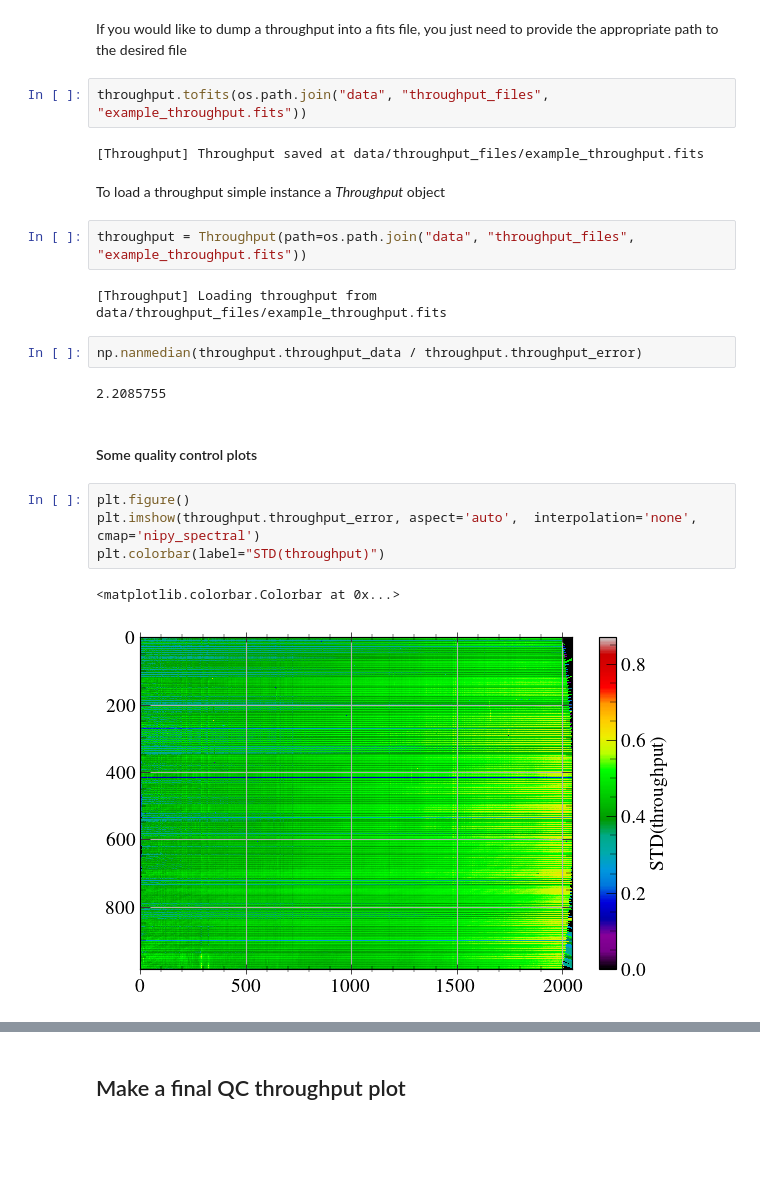
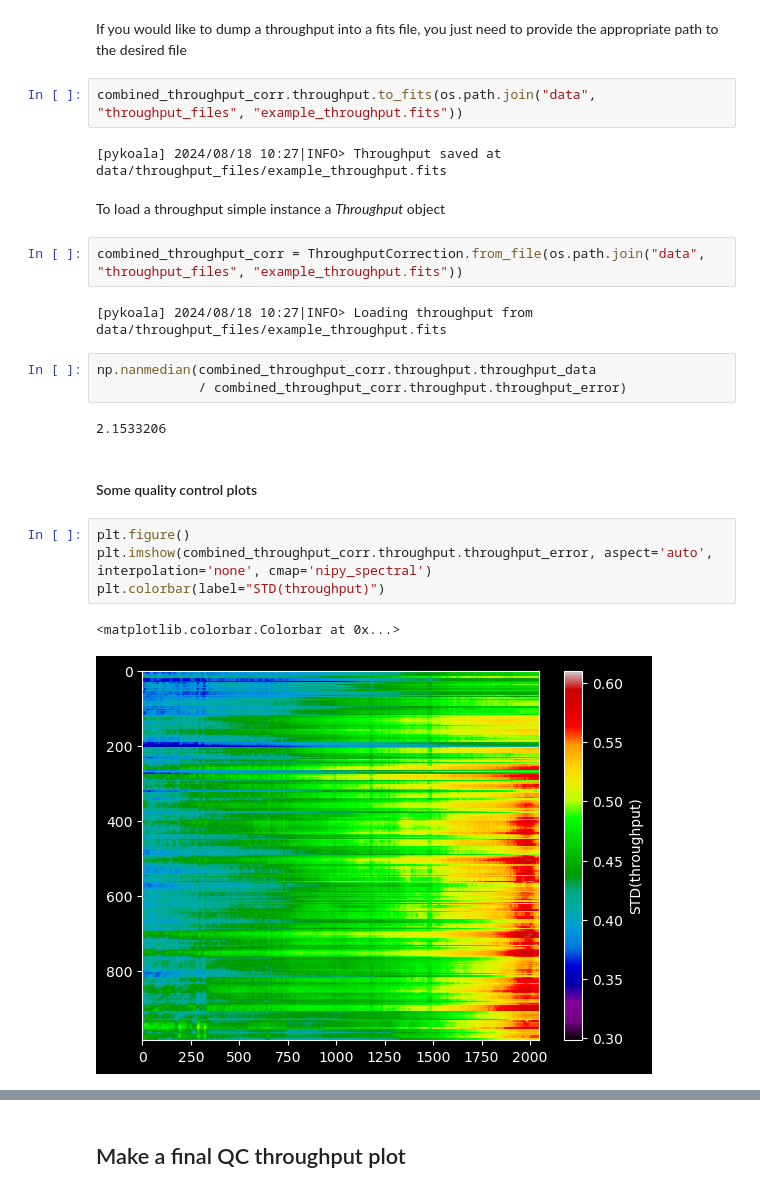
Before and after one commit to pykoala/pykoala, a Jupyter notebook: tutorials/create_combined_throughput.ipynb, the cells around one changed output, grey strips where cells are left out. Drawn from its saved outputs; the diff is of its cells as text; blank space fills up the shorter version.

Commit message:
update tutorials and data products

```diff
--- a/tutorials/create_combined_throughput.ipynb
+++ b/tutorials/create_combined_throughput.ipynb
@@ -84,25 +87,26 @@ Applying nearest neighbour interpolation to remove NaN values
 # %% [markdown]
 If you would like to dump a throughput into a fits file, you just need to provide the appropriate path to the desired file
 # %%
-throughput.tofits(os.path.join("data", "throughput_files", "example_throughput.fits"))
+combined_throughput_corr.throughput.to_fits(os.path.join("data", "throughput_files", "example_throughput.fits"))
 # %% [output]
-[Throughput] Throughput saved at data/throughput_files/example_throughput.fits
+[pykoala] 2024/08/18 10:27|INFO> Throughput saved at data/throughput_files/example_throughput.fits
 # %% [markdown]
 To load a throughput simple instance a *Throughput* object
 # %%
-throughput = Throughput(path=os.path.join("data", "throughput_files", "example_throughput.fits"))
+combined_throughput_corr = ThroughputCorrection.from_file(os.path.join("data", "throughput_files", "example_throughput.fits"))
 # %% [output]
-[Throughput] Loading throughput from data/throughput_files/example_throughput.fits
+[pykoala] 2024/08/18 10:27|INFO> Loading throughput from data/throughput_files/example_throughput.fits
 # %%
-np.nanmedian(throughput.throughput_data / throughput.throughput_error)
+np.nanmedian(combined_throughput_corr.throughput.throughput_data
+             / combined_throughput_corr.throughput.throughput_error)
 # %% [output]
-2.2085755
+2.1533206
 # %% [markdown]
 #### Some quality control plots
 # %%
 plt.figure()
-plt.imshow(throughput.throughput_error, aspect='auto',  interpolation='none', cmap='nipy_spectral')
+plt.imshow(combined_throughput_corr.throughput.throughput_error, aspect='auto',  interpolation='none', cmap='nipy_spectral')
 plt.colorbar(label="STD(throughput)")
 # %% [output]
 <matplotlib.colorbar.Colorbar at 0x...>
-[figure, old version]
+[figure, new version]
```
Also changed, not shown: parts of 6 cells of this notebook, 7 other files.
